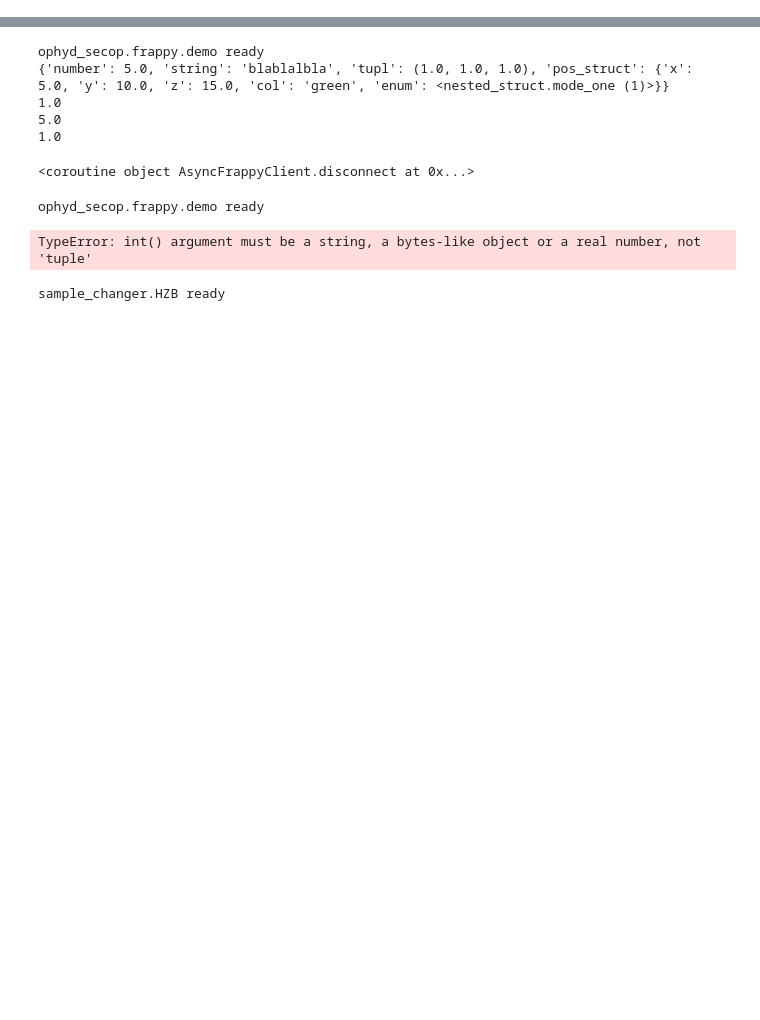
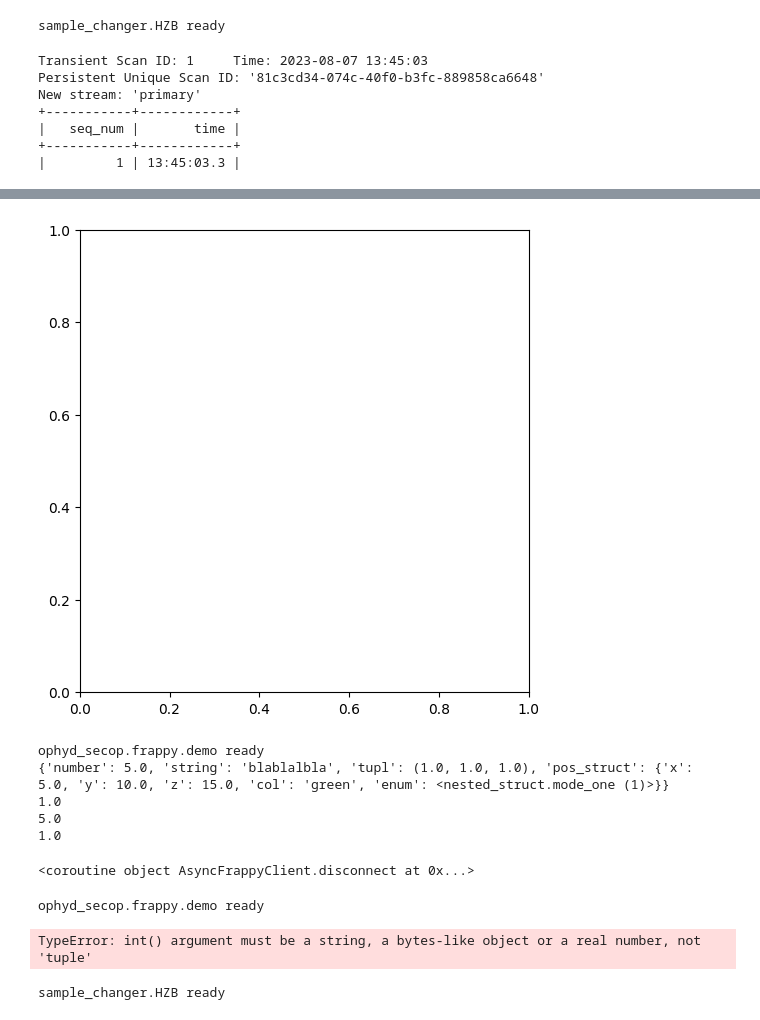
Before and after one commit to SampleEnvironment/secop-ophyd, a Jupyter notebook: secop_ophyd/ipy_test.ipynb, the cells around one changed output, grey strips where cells are left out. Cells and saved outputs as stored; diff of their text form; code cells hidden in the pictures; blank space fills up the shorter version.

```diff
--- a/secop_ophyd/ipy_test.ipynb
+++ b/secop_ophyd/ipy_test.ipynb
@@ -29,2 +31,14 @@ plt.ion()
 # %%
-struct_node = SECoP_Node_Device.create_external_loop(host='localhost',port ='10771',loop= RE.loop)
+robot_node = SECoP_Node_Device.create_external_loop(host='localhost',port ='10770',loop= RE.loop)
+# %% [output]
+sample_changer.HZB ready
+# %%
+p = RE(count([robot_node.storage], num=5, delay=1))
+# %% [output]
+Transient Scan ID: 1     Time: 2023-08-07 13:45:03
+Persistent Unique Scan ID: '81c3cd34-074c-40f0-b3fc-889858ca6648'
+New stream: 'primary'
++-----------+------------+
+|   seq_num |       time |
++-----------+------------+
+|         1 | 13:45:03.3 |
@@ -31,3 +51,4 @@ struct_node = SECoP_Node_Device.create_external_loop(host='localhost',port ='107
+[figure, added]
 # %%
 cryoNode = SECoP_Node_Device.create_external_loop(host='localhost',port ='10769',loop= RE.loop)
 # %%
```
Also changed, not shown: parts of 5 cells of this notebook, 4 other files.
